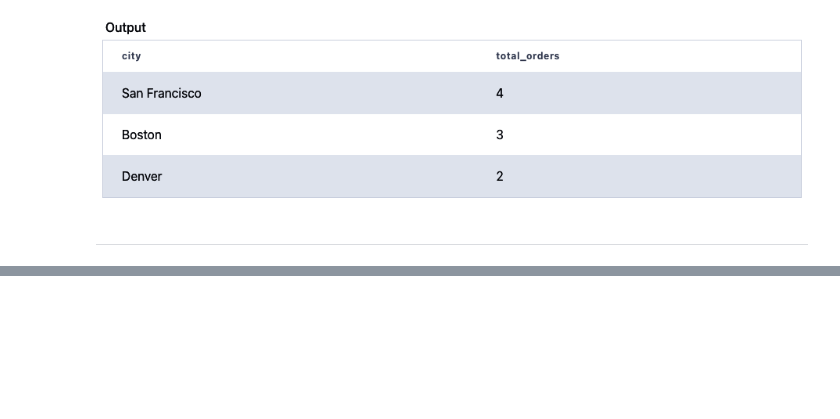
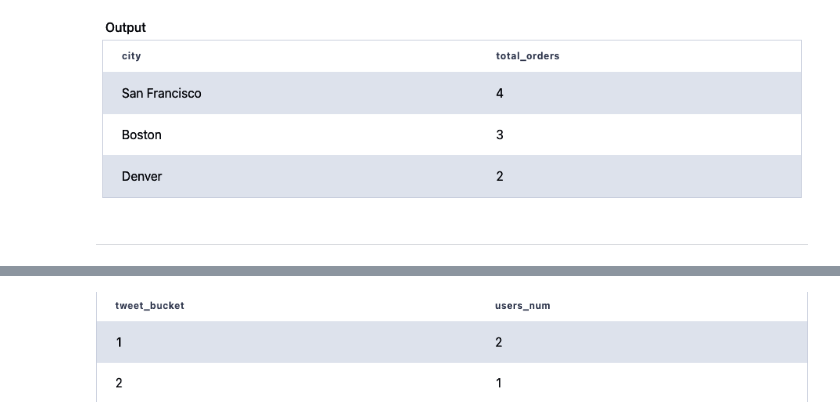
Before and after one commit to A-C-Sai/working-with-data, a Jupyter notebook: interview-prep/datalemur/sql.ipynb, the cells around one changed output, grey strips where cells are left out. Saved outputs shown, nothing was run; the diff lists cells and outputs as text; code cells hidden in the pictures; blank space fills up the shorter version.

```diff
--- a/interview-prep/datalemur/sql.ipynb
+++ b/interview-prep/datalemur/sql.ipynb
@@ -259,0 +285,4 @@ Image(filename='./resources/10.png')
+# %%
+Image(filename='./resources/11.png')
+# %% [output]
+[figure, added]
```
Also changed, not shown: parts of 9 cells of this notebook, 2 other files.
